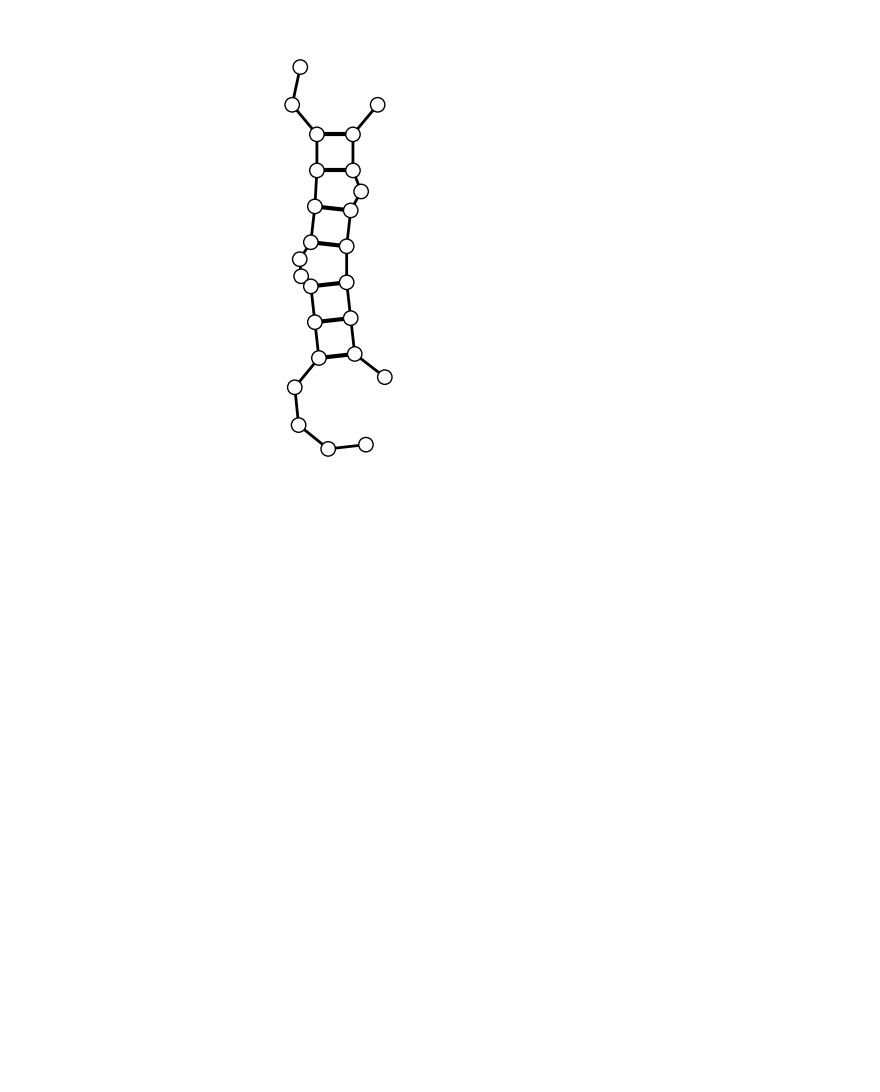
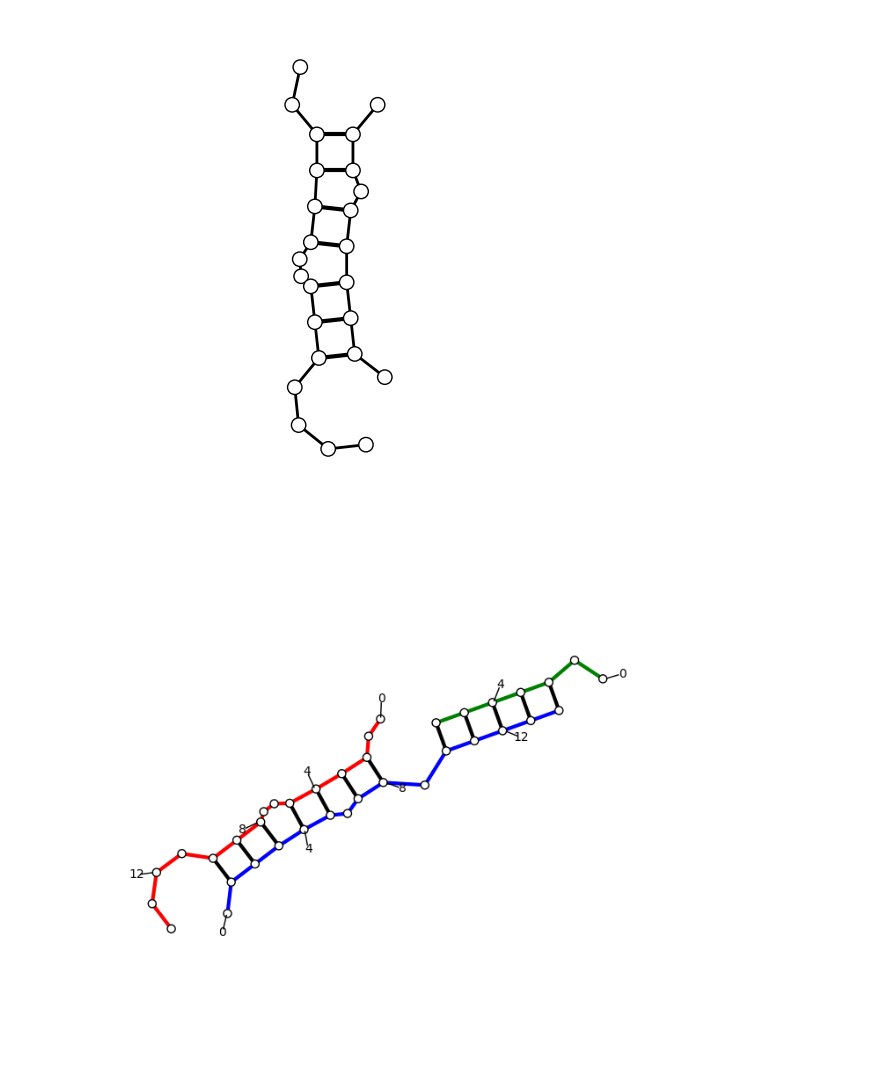
Before and after one commit to mtod92/nucdraw, a Jupyter notebook: examples/examples.ipynb, the cells around one changed output. Saved outputs shown, nothing was run; the diff lists cells and outputs as text; code cells hidden in the pictures; blank space fills up the shorter version.

```diff
--- a/examples/examples.ipynb
+++ b/examples/examples.ipynb
@@ -69,6 +86,34 @@ nc.plotter(6, bckwargs={'lw':2, 'color':'k'}, bpkwargs={'lw':3, 'c':'k'}, scwarg
 nc.plot_circles(seq, circle_size = 3, circle_color='white')
 # %% [output]
 [figure]
+# %%
+# Let's draw a 3-strands complex and color the strands differently
+
+seq1 = 'UGACGUAAAACUGAC'
+seq2 = 'UGUUACCGUAGUACG'
+seq3 = 'ACCGUAC'
+seq = "".join([seq1, seq2, seq3])
+mfe = '..((((..(((....+.))))).)).(((((+..)))))'
+
+nc = NucDraw(mfe)
+nc.generate()
+nc.plotter(8, bckwargs={'lw':2, 'color':'k'}, bpkwargs={'lw':3, 'c':'k'}, scwargs={'s':10, 'c':'k'})
+nc.plot_circles(seq, circle_size = 2, circle_color='white')
+nc.multistrand_coloring(clr=['red', 'blue', 'green'], bckwargs={'lw' : 3})
+
+# Let's annotate with numbers.
+# nc.numbering_outside(distance, shape, number spacing, {'fontsize':10, 'color':'k'})
+# "distance" determines how far the numbers will be from the structure
+# "shape" tunes the direction along which the numbers will move away from the structure
+# "number spacing" can either be an integer or a list.
+# An integer "i" will cause every "i-th" number to be displayed.
+# A list will determine exactly what numbers to be shown.
+
+# We can add a number at a distance=10, with shape=2 and spacing=4
+
+nc.numbering_outside(10, 2, 4, {'fontsize':10, 'color':'k'})
+# %% [output]
+[figure, added]
 # %%
 # Let's draw a 3-strands complex and color the strands differently
 
```
Also changed, not shown: parts of 3 cells of this notebook, 4 other files.
